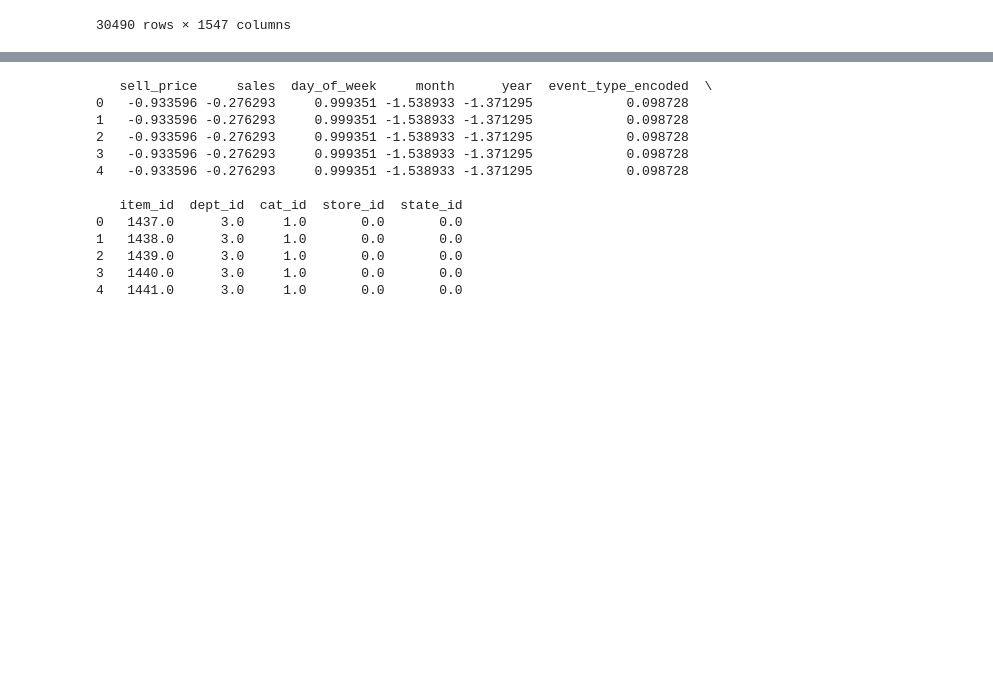
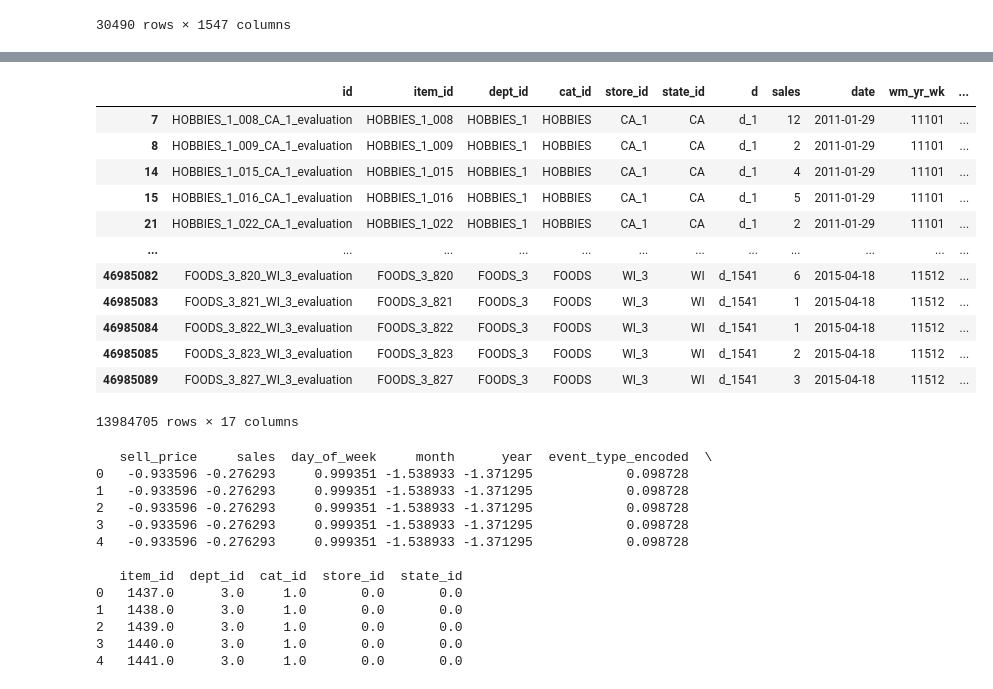
Before and after one commit to vishalraj247/SalesMaster-ML, a Jupyter notebook: notebooks/predictive/raj_vishal-14227627-predictive_xgboost.ipynb, the cells around one changed output, grey strips where cells are left out. Drawn from its saved outputs; the diff is of its cells as text; code cells hidden in the pictures; blank space fills up the shorter version.

```diff
--- a/notebooks/predictive/raj_vishal-14227627-predictive_xgboost.ipynb
+++ b/notebooks/predictive/raj_vishal-14227627-predictive_xgboost.ipynb
@@ -65,3 +66,20 @@ After merging with aggregated calendar_events: (46985090, 13)
+# %%
+example = merged_data[merged_data['revenue'] > 0]
+example
+# %% [output]
+|  | id | item_id | dept_id | cat_id | store_id | state_id | d | sales | date | wm_yr_wk | ... |
+| 7 | HOBBIES_1_008_CA_1_evaluation | HOBBIES_1_008 | HOBBIES_1 | HOBBIES | CA_1 | CA | d_1 | 12 | 2011-01-29 | 11101 | ... |
+| 8 | HOBBIES_1_009_CA_1_evaluation | HOBBIES_1_009 | HOBBIES_1 | HOBBIES | CA_1 | CA | d_1 | 2 | 2011-01-29 | 11101 | ... |
+| 14 | HOBBIES_1_015_CA_1_evaluation | HOBBIES_1_015 | HOBBIES_1 | HOBBIES | CA_1 | CA | d_1 | 4 | 2011-01-29 | 11101 | ... |
+| 15 | HOBBIES_1_016_CA_1_evaluation | HOBBIES_1_016 | HOBBIES_1 | HOBBIES | CA_1 | CA | d_1 | 5 | 2011-01-29 | 11101 | ... |
+| 21 | HOBBIES_1_022_CA_1_evaluation | HOBBIES_1_022 | HOBBIES_1 | HOBBIES | CA_1 | CA | d_1 | 2 | 2011-01-29 | 11101 | ... |
+| ... | ... | ... | ... | ... | ... | ... | ... | ... | ... | ... | ... |
+| 46985082 | FOODS_3_820_WI_3_evaluation | FOODS_3_820 | FOODS_3 | FOODS | WI_3 | WI | d_1541 | 6 | 2015-04-18 | 11512 | ... |
+| 46985083 | FOODS_3_821_WI_3_evaluation | FOODS_3_821 | FOODS_3 | FOODS | WI_3 | WI | d_1541 | 1 | 2015-04-18 | 11512 | ... |
+| 46985084 | FOODS_3_822_WI_3_evaluation | FOODS_3_822 | FOODS_3 | FOODS | WI_3 | WI | d_1541 | 1 | 2015-04-18 | 11512 | ... |
+| 46985085 | FOODS_3_823_WI_3_evaluation | FOODS_3_823 | FOODS_3 | FOODS | WI_3 | WI | d_1541 | 2 | 2015-04-18 | 11512 | ... |
+| 46985089 | FOODS_3_827_WI_3_evaluation | FOODS_3_827 | FOODS_3 | FOODS | WI_3 | WI | d_1541 | 3 | 2015-04-18 | 11512 | ... |
+13984705 rows × 17 columns
 # %%
 print(X_transformed.head())
 # %% [output]
```
Also changed, not shown: parts of 3 cells of this notebook, 5 other files.
